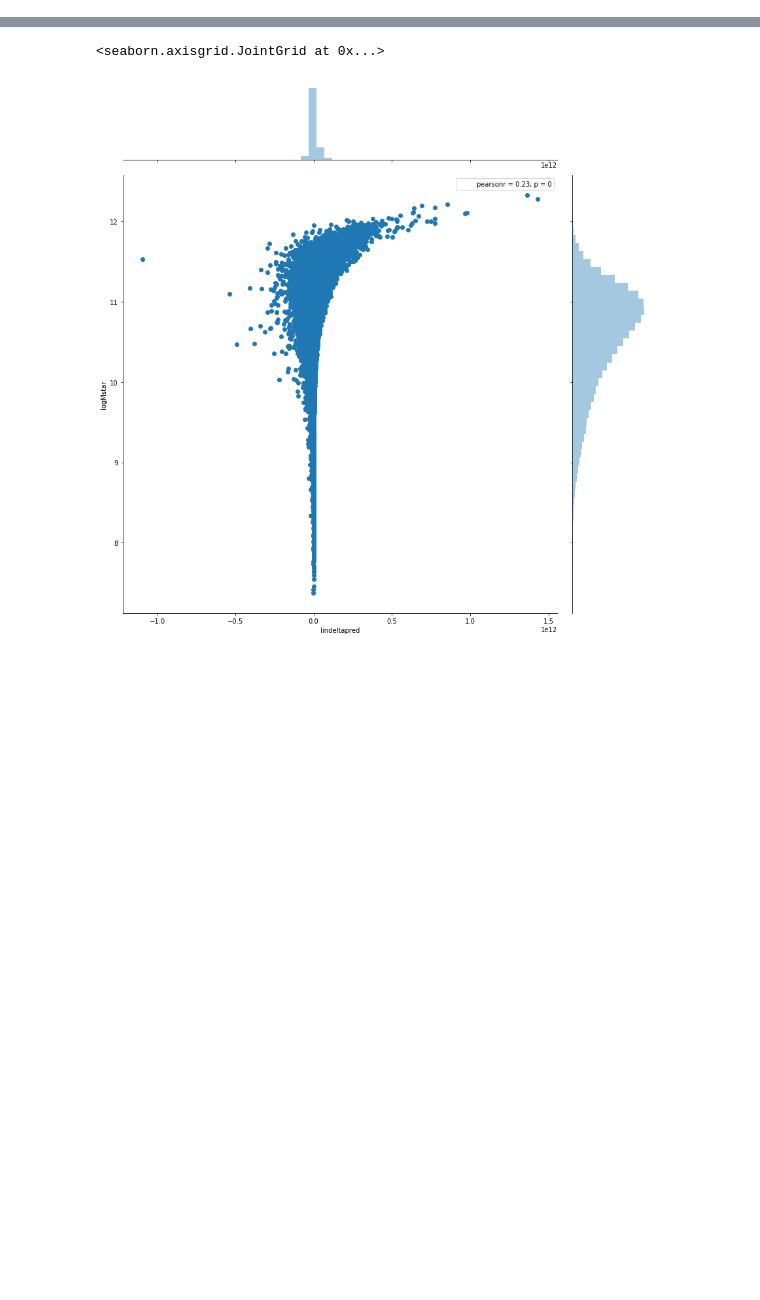
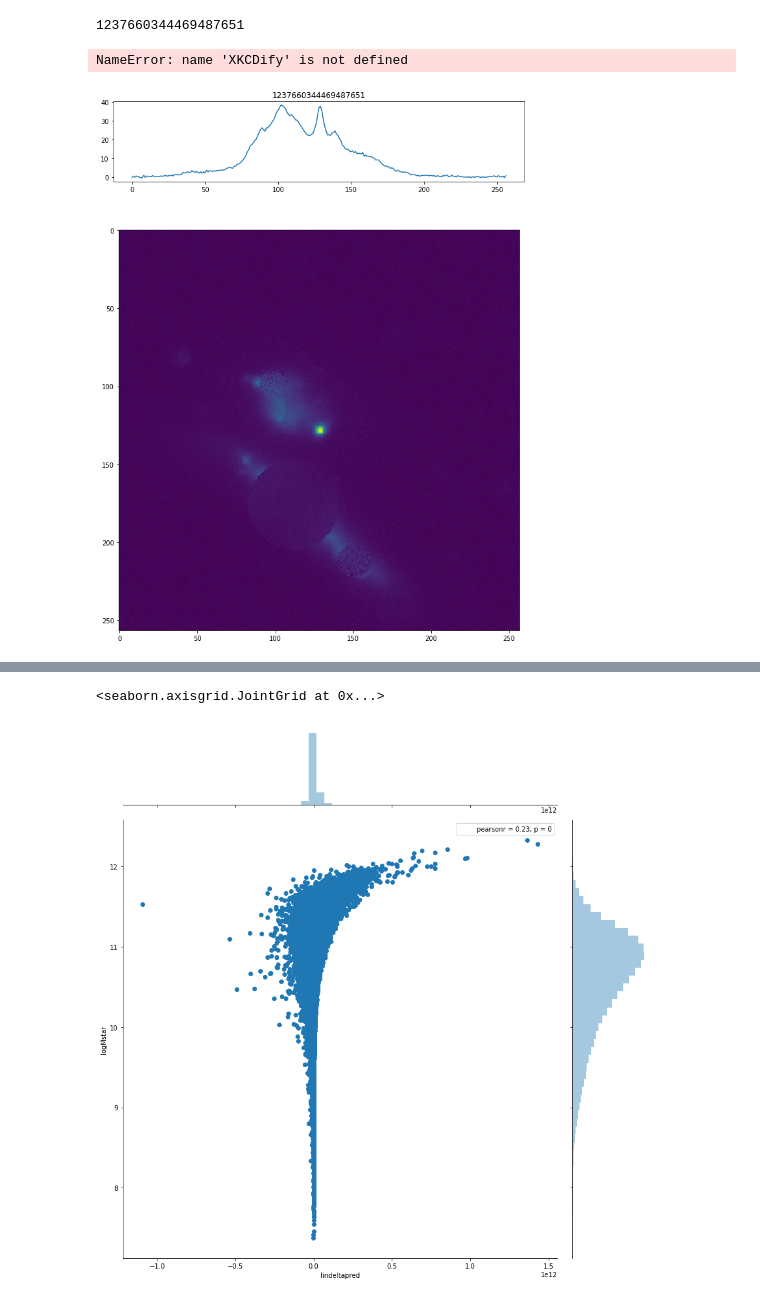
Before and after one commit to NakramR/astrohack, a Jupyter notebook: Exploration.ipynb, the cells around one changed output, grey strips where cells are left out. Saved outputs shown, nothing was run; the diff lists cells and outputs as text; code cells hidden in the pictures; blank space fills up the shorter version.

```diff
--- a/Exploration.ipynb
+++ b/Exploration.ipynb
@@ -44,34 +308,42 @@ def drawOneGalaxy(galaxyID):
     #set grid spec for the 4 graphs
     gs = gridspec.GridSpec(2, 2, width_ratios=[5, 1], height_ratios=[1,5])
 
     #draw image
     plt.title("raw")
     plt.subplot(gs[2])
     plt.imshow(oneImageData)
 
     # horizontal (top) sum
     plt.subplot(gs[0])
     plt.title(galaxyID)
-    plt.plot(oneImageData.sum(axis=0))
+    ax = plt.plot(oneImageData.sum(axis=0))
+    XKCDify(ax)
+
 
     # vertical (bottom-right) sum
     ax = plt.subplot(gs[3])
     ss = np.flip(oneImageData.sum(axis=1),axis=0)
     plt.scatter(x=ss, y=list(range(oneImageData.shape[1])), s=1)
     lines = [[(ss[i-1],i-1),(ss[i],i)] for i in range(1,len(ss))]
     lc = matplotlib.collections.LineCollection(lines)
     ax.add_collection(lc)
 
     #value histogram
     plt.subplot(gs[1])
     plt.hist(oneImageData.reshape(-1), bins=100)
     plt.yscale('log')
     sns.despine()
     plt.tight_layout()
 
     #add small log of image
     ax = fig.add_axes([0.02,0.6,.2,.2])
     plt.imshow(np.log(oneImageData-oneImageData.min()+0.00001))
+
+drawOneGalaxy('1237660344469487651')
+# %% [output]
+1237660344469487651
+NameError: name 'XKCDify' is not defined
+[figure, added]
 # %%
 df = pd.read_csv('sp-newSource-ReadLog1pNormCrop.75-model5-CVResultDF.csv')
 
```
Also changed, not shown: parts of 1 cell of this notebook, 7 other files.
